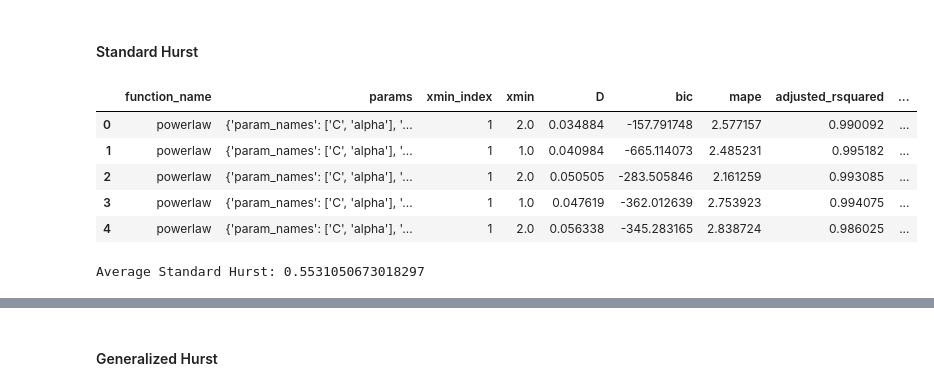
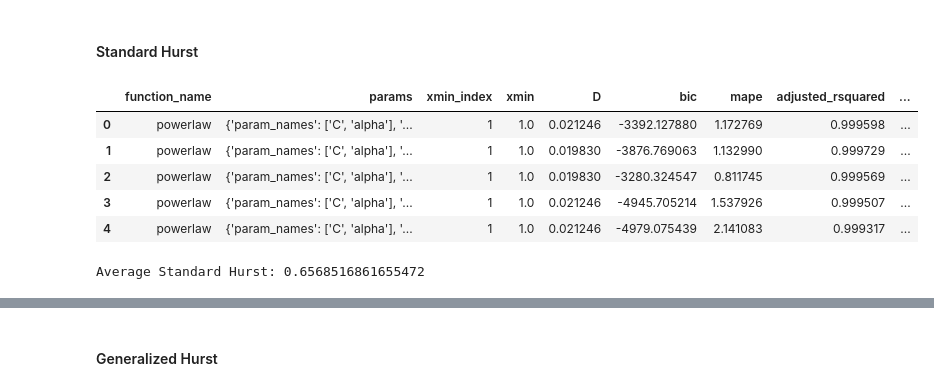
Before and after one commit to anabugaenko/liquidity, a Jupyter notebook: notebooks/MO/orderflow_long_memory.ipynb, the cells around one changed output, grey strips where cells are left out. Saved outputs shown, nothing was run; the diff lists cells and outputs as text; code cells hidden in the pictures.

```diff
--- a/notebooks/MO/orderflow_long_memory.ipynb
+++ b/notebooks/MO/orderflow_long_memory.ipynb
@@ -526,5 +382,5 @@ signed_volume = {
 #### Stationarity Test
 # %%
 # ADF test
-for stock, data in signed_volume.items():
+for stock, data in size_volume.items():
     augmented_dickey_fuller(data.head(EVENTS_RANGE), stock)
@@ -640,18 +433,18 @@ tsla_acf_fit.powerlaw.plot_fit()
 # %%
-# Compute cumsum of signed volumes
-cumsum_signed_volume = {
-  'TSLA': tsla_aggregate_orderflow['signed_volume'].cumsum(),
-  'MSFT': msft_aggregate_orderflow['signed_volume'].cumsum(),
-  'AMZN': amzn_aggregate_orderflow['signed_volume'].cumsum(),
-  'NFLX': nflx_aggregate_orderflow['signed_volume'].cumsum(),
-  'EBAY': ebay_aggregate_orderflow['signed_volume'].cumsum(),
-  'APPL': appl_aggregate_orderflow['signed_volume'].cumsum()
-}
+# Compute cumsum of size/volumes
+cumsum_size_volume = {
+               'TSLA': tsla_raw_df['norm_trade_volume'].cumsum(),
+               'MSFT': amzn_raw_df['norm_trade_volume'].cumsum(),
+               'AMZN': nflx_raw_df['norm_trade_volume'].cumsum(),
+               'NFLX': msft_raw_df['norm_trade_volume'].cumsum(),
+               'EBAY': ebay_raw_df['norm_trade_volume'].cumsum(),
+               'APPL': appl_raw_df['norm_trade_volume'].cumsum()
+               }
 # Update the dictionary to only keep the first EVENTS_RANGE items
-# cumsum_signed_volume = {stock: data.head(EVENTS_RANGE) for stock, data in cumsum_signed_volume.items()}
-tsla_cumsum_signed_volume = tsla_aggregate_orderflow['signed_volume'].cumsum()
-x = list(range(1, len(tsla_cumsum_signed_volume)+1))
-plt.plot(x, tsla_cumsum_signed_volume)
+cumsum_size_volume = {stock: data.head(EVENTS_RANGE) for stock, data in cumsum_size_volume.items()}
+tsla_cumsum_volume = amzn_raw_df['norm_trade_volume'].cumsum()
+x = list(range(1, len(tsla_cumsum_volume)+1))
+plt.plot(x, tsla_cumsum_volume)
 plt.grid(False)
 plt.show()
 # %% [output]
@@ -661,27 +454,27 @@ plt.show()
 # %%
 # Standard Hurst
 method = 'standard'
-signed_volume_fit_results_list = []
-signed_volume_fit_objects = {}
+volume_fit_results_list = []
+volume_fit_objects = {}
 
-for stock, data in cumsum_signed_volume.items():
-    fit_dict, fit = compute_hurst_exponent('signed volume', stock, data, method=method)
+for stock, data in cumsum_size_volume.items():
+    fit_dict, fit = compute_hurst_exponent('volume', stock, data, method=method)
     if fit_dict:
-        signed_volume_fit_results_list.append(fit_dict)
-        signed_volume_fit_objects[(stock, method, 'signed volume')] = fit
+        volume_fit_results_list.append(fit_dict)
+        volume_fit_objects[(stock, method, 'volume')] = fit
 
-signed_volume_std_hurst_fit_results = pd.DataFrame(signed_volume_fit_results_list)
-display(signed_volume_std_hurst_fit_results.head())
+volume_std_hurst_fit_results = pd.DataFrame(volume_fit_results_list)
+display(volume_std_hurst_fit_results.head())
 # %% [output]
 |  | function_name | params | xmin_index | xmin | D | bic | mape | adjusted_rsquared | ... |
-| 0 | powerlaw | {'param_names': ['C', 'alpha'], '... | 1 | 2.0 | 0.034884 | -157.791748 | 2.577157 | 0.990092 | ... |
-| 1 | powerlaw | {'param_names': ['C', 'alpha'], '... | 1 | 1.0 | 0.040984 | -665.114073 | 2.485231 | 0.995182 | ... |
-| 2 | powerlaw | {'param_names': ['C', 'alpha'], '... | 1 | 2.0 | 0.050505 | -283.505846 | 2.161259 | 0.993085 | ... |
-| 3 | powerlaw | {'param_names': ['C', 'alpha'], '... | 1 | 1.0 | 0.047619 | -362.012639 | 2.753923 | 0.994075 | ... |
-| 4 | powerlaw | {'param_names': ['C', 'alpha'], '... | 1 | 2.0 | 0.056338 | -345.283165 | 2.838724 | 0.986025 | ... |
+| 0 | powerlaw | {'param_names': ['C', 'alpha'], '... | 1 | 1.0 | 0.021246 | -3392.127880 | 1.172769 | 0.999598 | ... |
+| 1 | powerlaw | {'param_names': ['C', 'alpha'], '... | 1 | 1.0 | 0.019830 | -3876.769063 | 1.132990 | 0.999729 | ... |
+| 2 | powerlaw | {'param_names': ['C', 'alpha'], '... | 1 | 1.0 | 0.019830 | -3280.324547 | 0.811745 | 0.999569 | ... |
+| 3 | powerlaw | {'param_names': ['C', 'alpha'], '... | 1 | 1.0 | 0.021246 | -4945.705214 | 1.537926 | 0.999507 | ... |
+| 4 | powerlaw | {'param_names': ['C', 'alpha'], '... | 1 | 1.0 | 0.021246 | -4979.075439 | 2.141083 | 0.999317 | ... |
 # %%
 # Average Standard Hurst exponents across stocks
-avg_hurst_std = signed_volume_std_hurst_fit_results['standard_hurst'].mean()
+avg_hurst_std = volume_std_hurst_fit_results['standard_hurst'].mean()
 print(f"Average Standard Hurst: {avg_hurst_std}")
 # %% [output]
-Average Standard Hurst: 0.5531050673018297
+Average Standard Hurst: 0.6568516861655472
```
Also changed, not shown: parts of 85 cells of this notebook, 6 other files.
